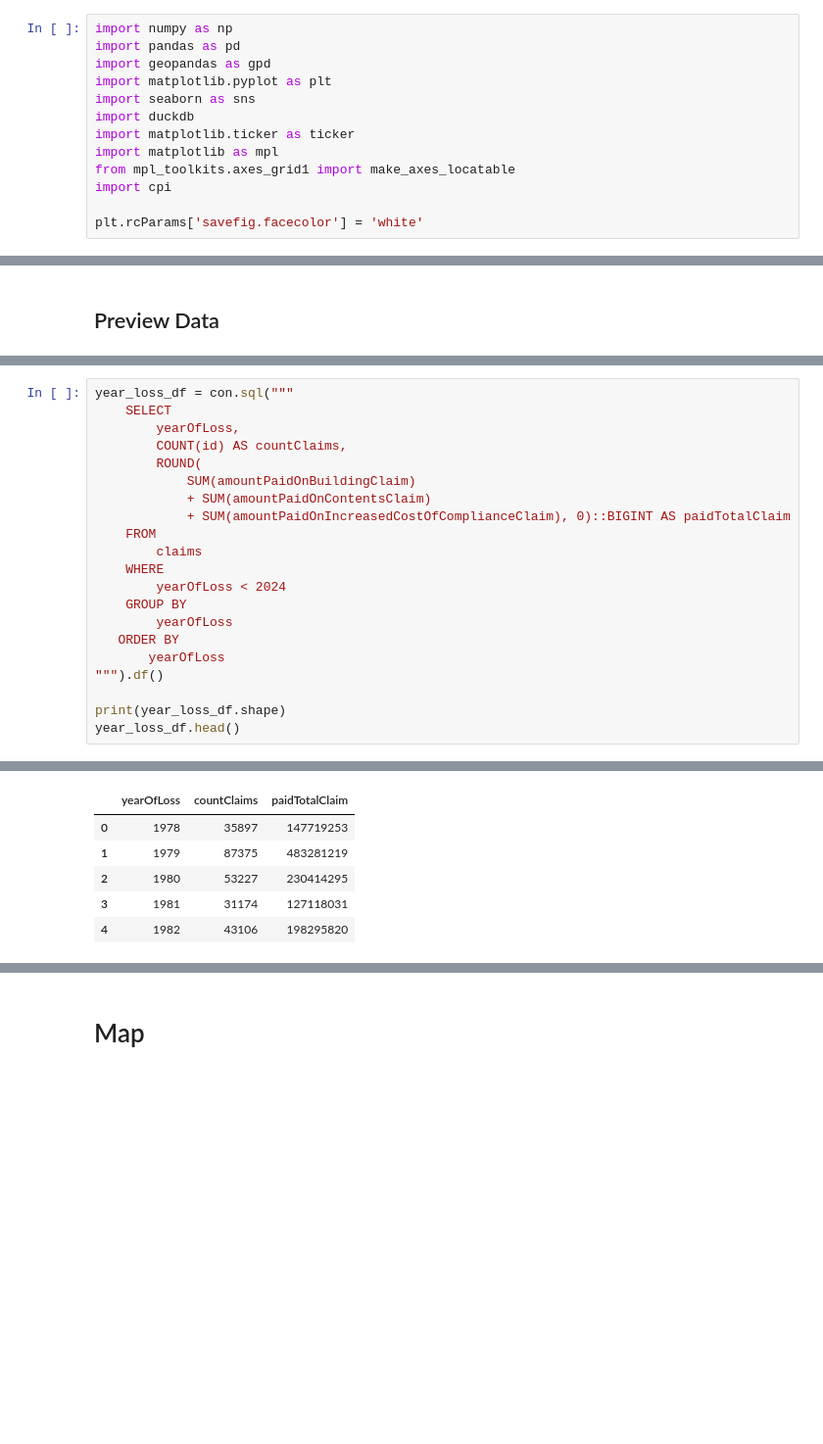
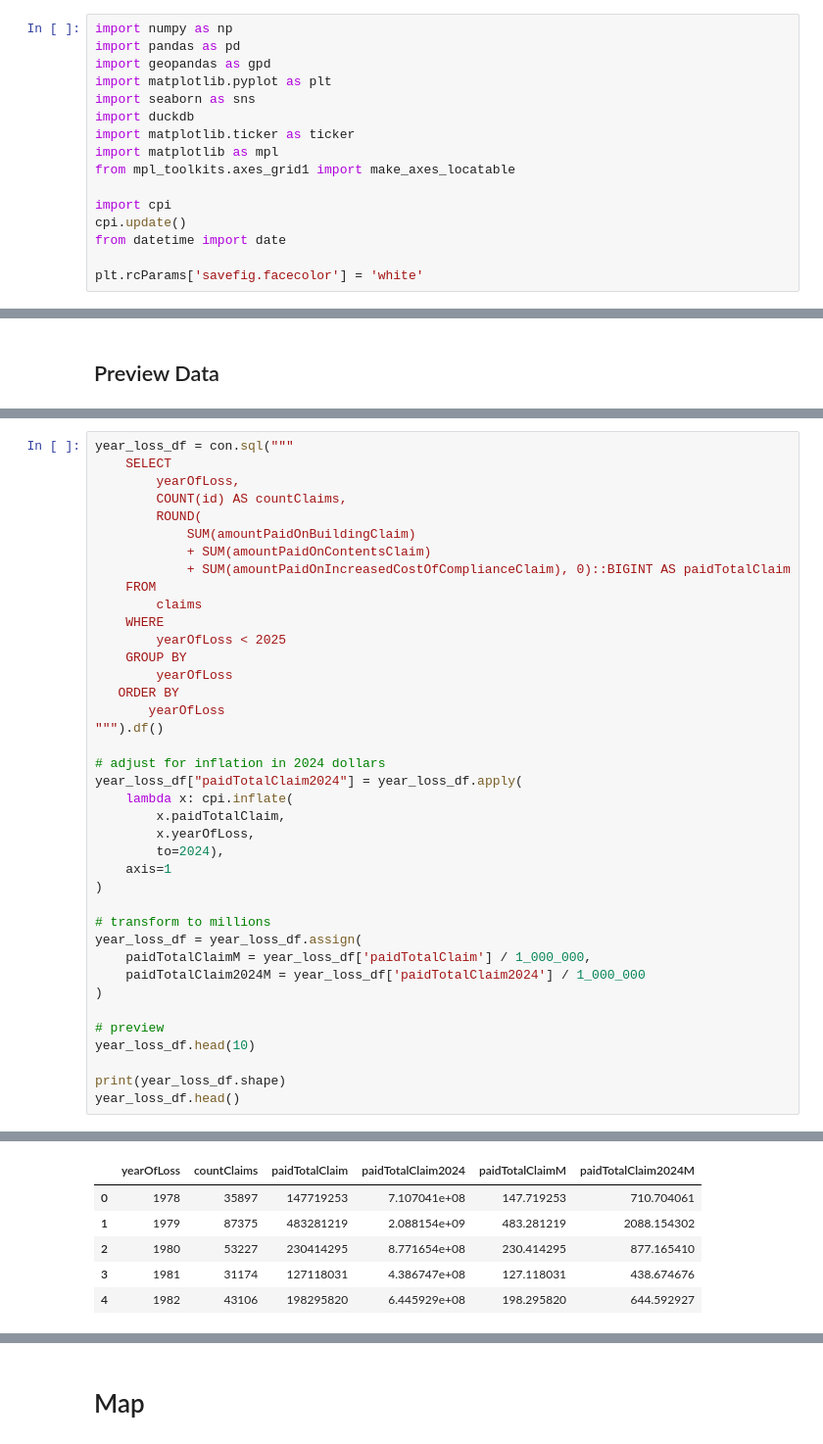
Before and after one commit to mebauer/duckdb-fema-nfip, a Jupyter notebook: figures.ipynb, the cells around one changed output, grey strips where cells are left out. Shown at 98% size. Drawn from its saved outputs; the diff is of its cells as text; blank space fills up the shorter version.

```diff
--- a/figures.ipynb
+++ b/figures.ipynb
@@ -11,7 +11,10 @@ import duckdb
 import matplotlib.ticker as ticker
 import matplotlib as mpl
 from mpl_toolkits.axes_grid1 import make_axes_locatable
+
 import cpi
+cpi.update()
+from datetime import date
 
 plt.rcParams['savefig.facecolor'] = 'white'
 # %%
@@ -332,13 +327,31 @@ year_loss_df = con.sql("""
     FROM
         claims
     WHERE
-        yearOfLoss < 2024
+        yearOfLoss < 2025
     GROUP BY
         yearOfLoss
    ORDER BY
        yearOfLoss
 """).df()
 
+# adjust for inflation in 2024 dollars
+year_loss_df["paidTotalClaim2024"] = year_loss_df.apply(
+    lambda x: cpi.inflate(
+        x.paidTotalClaim,
+        x.yearOfLoss,
+        to=2024),
+    axis=1
+)
+
+# transform to millions
+year_loss_df = year_loss_df.assign(
+    paidTotalClaimM = year_loss_df['paidTotalClaim'] / 1_000_000,
+    paidTotalClaim2024M = year_loss_df['paidTotalClaim2024'] / 1_000_000
+)
+
+# preview
+year_loss_df.head(10)
+
 print(year_loss_df.shape)
 year_loss_df.head()
 # %% [output]
@@ -346,6 +359,6 @@ year_loss_df.head()
-|  | yearOfLoss | countClaims | paidTotalClaim |
-| 0 | 1978 | 35897 | 147719253 |
-| 1 | 1979 | 87375 | 483281219 |
-| 2 | 1980 | 53227 | 230414295 |
-| 3 | 1981 | 31174 | 127118031 |
-| 4 | 1982 | 43106 | 198295820 |
+|  | yearOfLoss | countClaims | paidTotalClaim | paidTotalClaim2024 | paidTotalClaimM | paidTotalClaim2024M |
+| 0 | 1978 | 35897 | 147719253 | 7.107041e+08 | 147.719253 | 710.704061 |
+| 1 | 1979 | 87375 | 483281219 | 2.088154e+09 | 483.281219 | 2088.154302 |
+| 2 | 1980 | 53227 | 230414295 | 8.771654e+08 | 230.414295 | 877.165410 |
+| 3 | 1981 | 31174 | 127118031 | 4.386747e+08 | 127.118031 | 438.674676 |
+| 4 | 1982 | 43106 | 198295820 | 6.445929e+08 | 198.295820 | 644.592927 |
```
Also changed, not shown: parts of 32 cells of this notebook, 5 other files.
